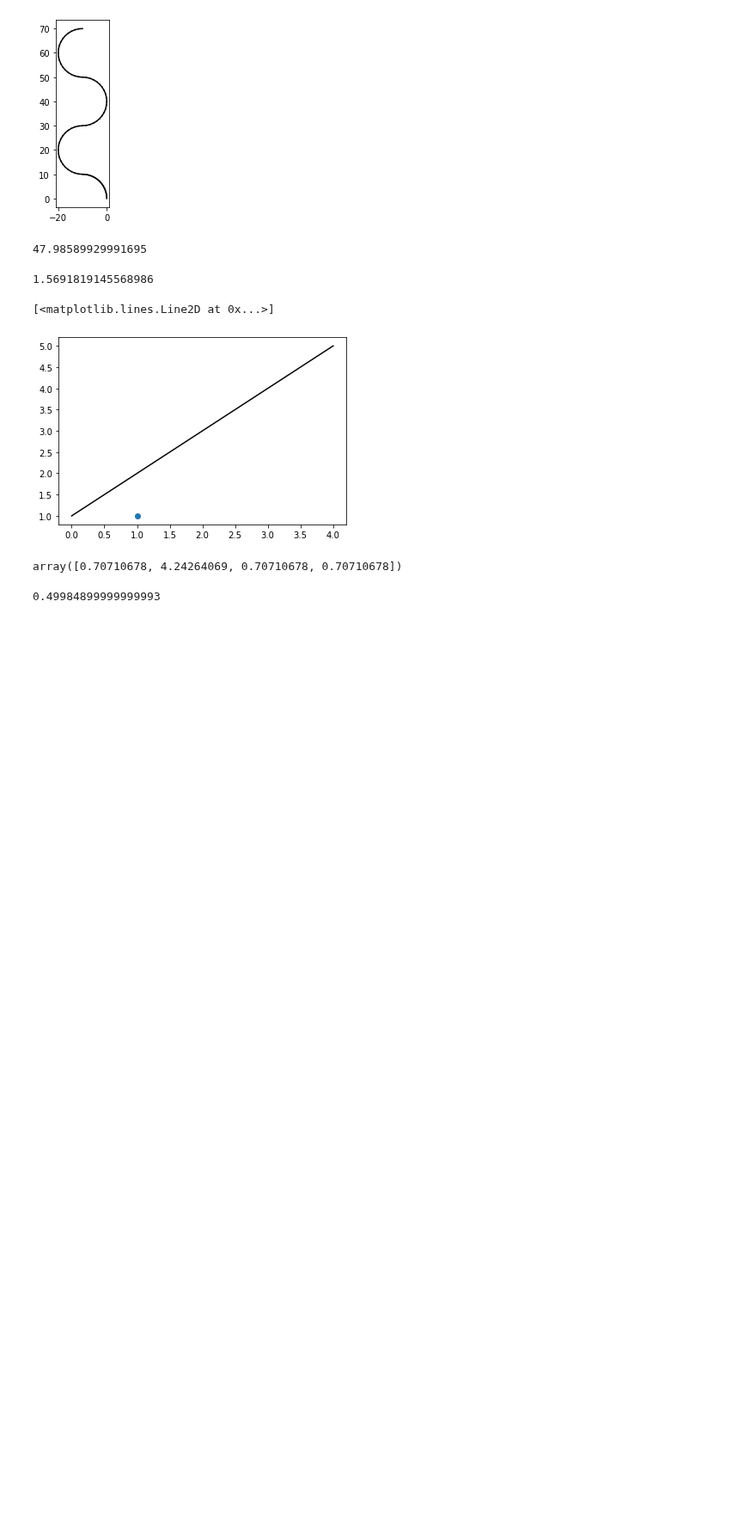
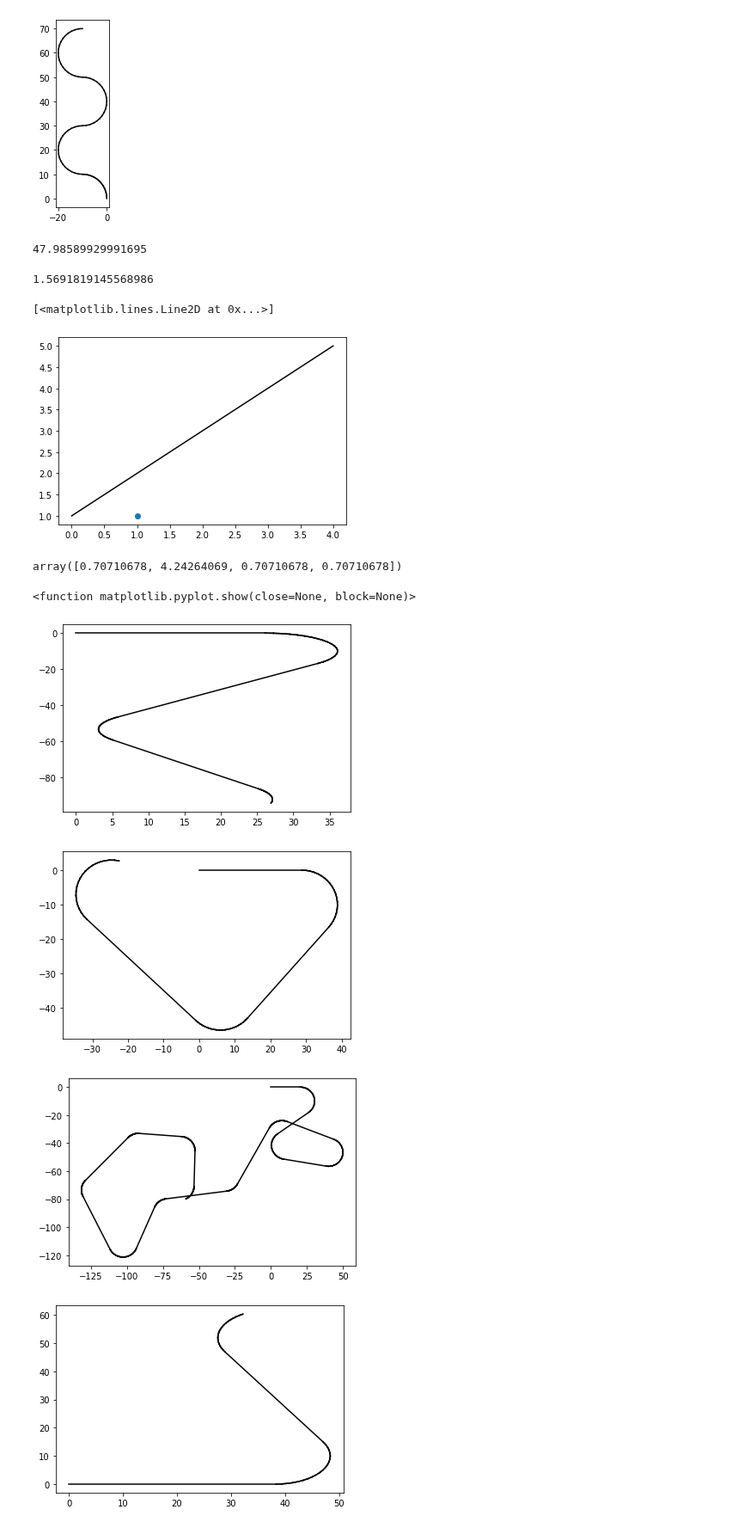
Before and after one commit to HighSpeeds/ECE3, a Jupyter notebook: CarLab/line_tester.ipynb, the cells around one changed output. Shown at 86% size. Cells and saved outputs as stored; diff of their text form; code cells hidden in the pictures; blank space fills up the shorter version.

Commit message:
finished random

```diff
--- a/CarLab/line_tester.ipynb
+++ b/CarLab/line_tester.ipynb
@@ -44,7 +48,3 @@ plt.plot(1,1,"o")
 l.distance(np.array([1,2,2,2]),np.array([1,9,2,2]))
 # %% [output]
 array([0.70710678, 4.24264069, 0.70710678, 0.70710678])
-# %%
-0.707**2
-# %% [output]
-0.49984899999999993
@@ -50,0 +101,50 @@ array([0.70710678, 4.24264069, 0.70710678, 0.70710678])
+# %%
+def ranPath():
+    pathList = []
+    StartCord = (0,0)
+    startDir = 0
+    ranStop = random.randint(0, 3)
+    hasIntersect = False
+
+    while ranStop > 2:
+        ranLength = random.random() * 30 + 20
+        newCord = (StartCord[0]+ranLength*(math.cos(math.radians(startDir))),StartCord[1]+ranLength*(math.sin(math.radians(startDir))))
+        list2 = [StartCord,newCord]
+
+
+        pathList.append(Line(StartCord,newCord))
+        Dir = bool(random.getrandbits(1))
+
+
+        newAngle = random.random()*135+45
+        newcurve = make_curve(newAngle, 10, start_point=[newCord[0],newCord[1]],n_lines=20,left=Dir,start_degree=startDir-90)
+
+        if Dir:
+            startDir = startDir+newAngle
+        else:
+            startDir = startDir-newAngle
+        for i in range(len(newcurve)):
+          pathList.append(newcurve[i])
+        StartCord = (newcurve[-1].endX,newcurve[-1].endY)
+        ranStop = random.randint(0,6)
+
+        for i in range(len(newcurve)):
+          pathList.append(newcurve[i])
+        StartCord = (newcurve[-1].endX,newcurve[-1].endY)
+        ranStop = random.randint(0,6)
+    return pathList
+# %%
+for i in range(10):
+    ax=plt.subplots()
+    lines = ranPath()
+    while len(lines) == 0:
+        lines = ranPath()
+    for l in lines:
+        l.draw(ax)
+plt.show
+# %% [output]
+<function matplotlib.pyplot.show(close=None, block=None)>
+[figure, added]
+[figure, added]
+[figure, added]
+[figure, added]
```
Also changed, not shown: parts of 5 cells of this notebook.
